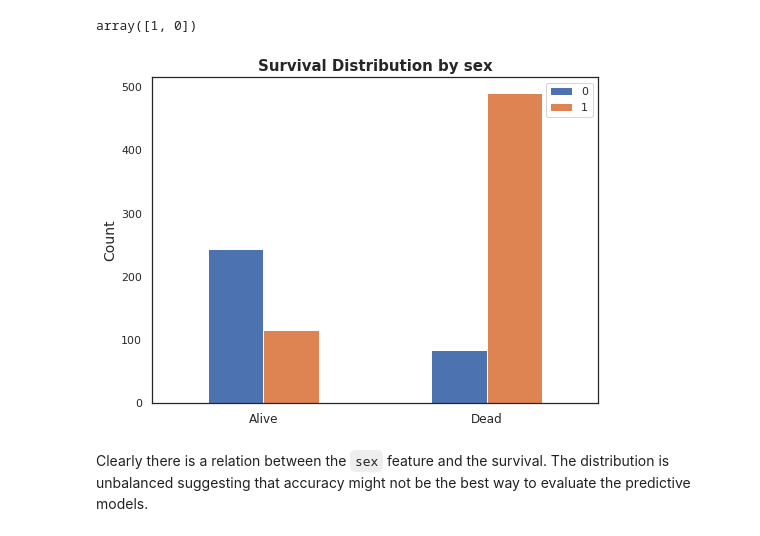
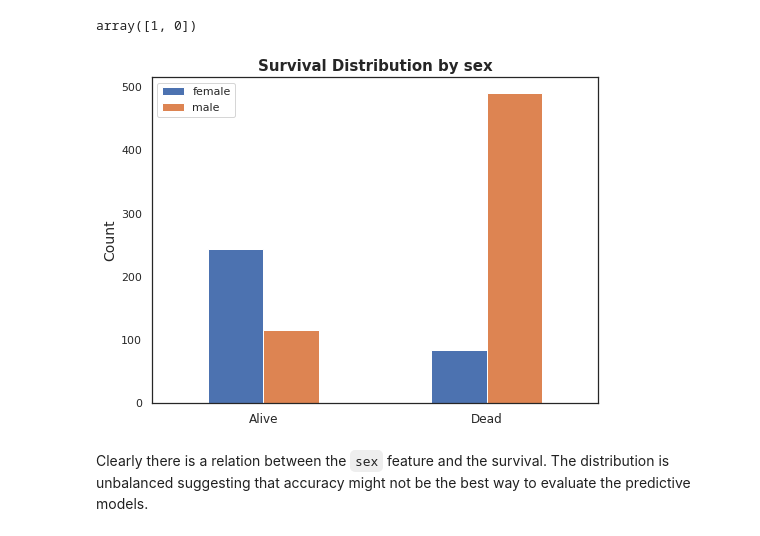
Before and after one commit to pibieta/ML-course, a Jupyter notebook: cargox/Thomas_Andrews.ipynb, the cells around one changed output. Cells and saved outputs as stored; diff of their text form; code cells hidden in the pictures.

```diff
--- a/cargox/Thomas_Andrews.ipynb
+++ b/cargox/Thomas_Andrews.ipynb
@@ -266,9 +266,9 @@ array([1, 0])
 test_feat.sex = le.transform(test_feat.sex)
 # %%
 # Let's see the Survival distribution
-surv_bar('sex', stacked = False)
+surv_bar('sex', stacked = False, legend = ['female', 'male'])
 # %% [output]
-[figure, old version]
+[figure, new version]
 # %% [markdown]
 Clearly there is a relation between the `sex` feature and the survival. The distribution is unbalanced suggesting that accuracy might not be the best way to evaluate the predictive models.
 # %% [markdown]
```
Also changed, not shown: parts of 58 cells of this notebook.
